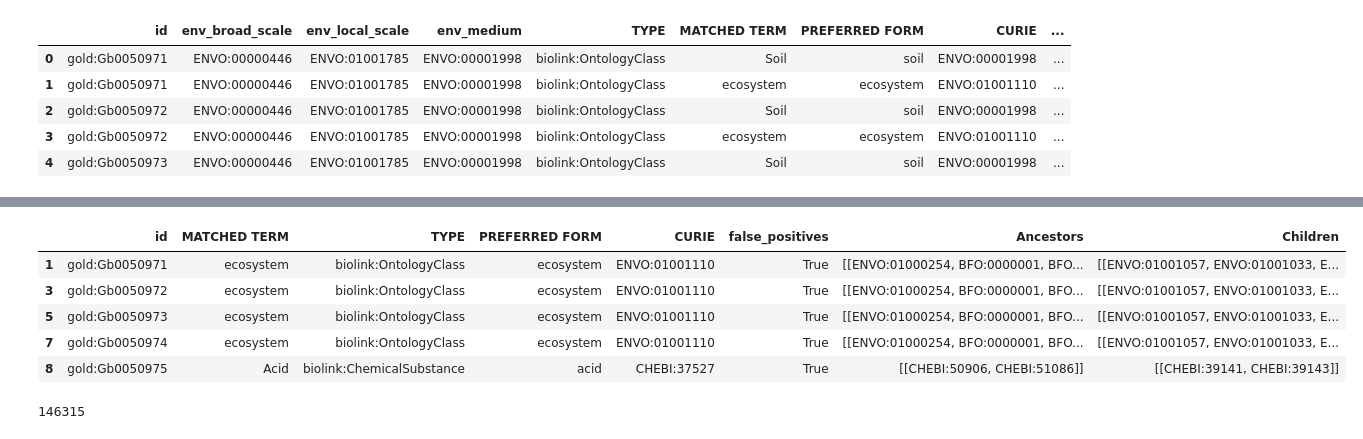
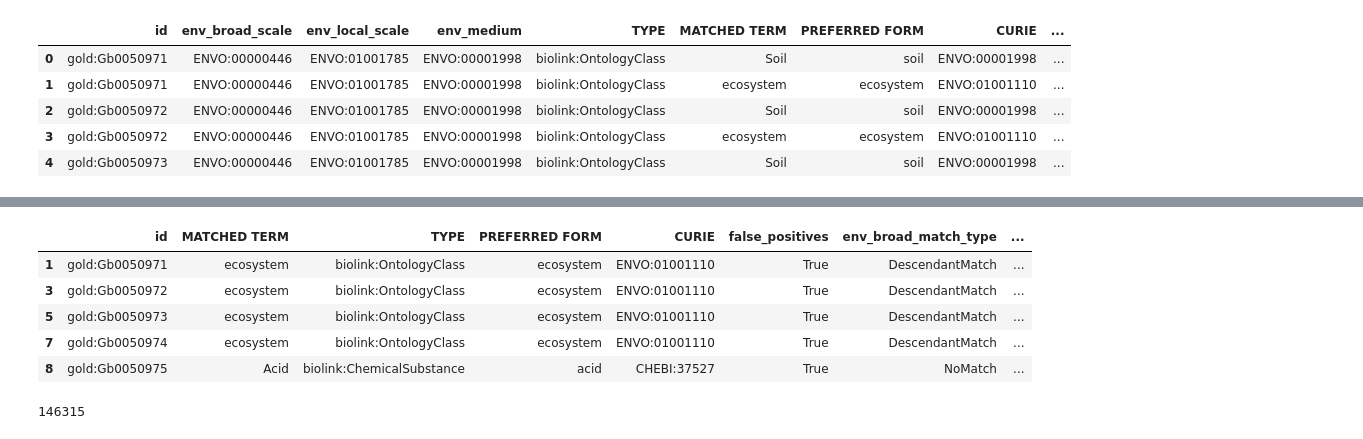
Before and after one commit to INCATools/biosample-analysis, a Jupyter notebook: src/notebooks/Gold database Analysis.ipynb, the cells around one changed output, grey strips where cells are left out. Saved outputs shown, nothing was run; the diff lists cells and outputs as text; code cells hidden in the pictures.

Commit message:
notebook updated with new data features
1. Labels of the triples
2. Ancestors and Descendants.
3. Match types for the triples

```diff
--- a/src/notebooks/Gold database Analysis.ipynb
+++ b/src/notebooks/Gold database Analysis.ipynb
@@ -31,8 +31,8 @@ runnerOutput.head()
 ## Get the HPO using default method (currently OntoBee SPARQL)
 ## This may take 5-10s the first time you run it; afterwards it is cached
 ofa = OntologyFactory()
-ont = ofa.create('envo')
+ontology = ofa.create('envo')
 ## The OWL version of ENVO (used here) has many interesting relationship types;
 ## for now we just care about is-a (subClassOf between named classes)
-ont = ont.subontology(relations='subClassOf')
+ont = ontology.subontology(relations=['subClassOf', 'PART_OF'])
 # %% [output]
@@ -71,7 +71,7 @@ uniquePreferredTermsDF.head()
 # %%
 %%time
 uniquePreferredTermsDF['Ancestors'] = uniquePreferredTermsDF.apply(lambda x: getAncestors(x['PREFERRED FORM']), axis=1)
-uniquePreferredTermsDF['Children'] = uniquePreferredTermsDF.apply(lambda x: getChildren(x['PREFERRED FORM']), axis=1)
+uniquePreferredTermsDF['Descendants'] = uniquePreferredTermsDF.apply(lambda x: getDescendants(x['PREFERRED FORM']), axis=1)
 print(len(uniquePreferredTermsDF))
 uniquePreferredTermsDF.head()
 # %% [output]
@@ -210,0 +218,35 @@ newDf.head()
+# %%
+def checkParentAndDescendant(row, idx):
+    #x.env_broad_scale in x.Ancestors[idx]
+    if idx == 0:
+        if row.env_broad_matched == True:
+            return 'ExactMatch'
+        else:
+            ancestor = row.env_broad_scale in row.Ancestors[0]
+            descendant = row.env_broad_scale in row.Descendants[0]
+    elif idx == 1:
+        if row.env_local_matched == True:
+            return 'ExactMatch'
+        else:
+            ancestor = row.env_local_scale in row.Ancestors[0]
+            descendant = row.env_local_scale in row.Descendants[0]
+    elif idx == 2:
+        if row.env_medium_matched == True:
+            return 'ExactMatch'
+        else:
+            ancestor = row.env_medium in row.Ancestors[0]
+            descendant = row.env_medium in row.Descendants[0]
+
+    if ancestor:
+        return 'AncestorMatch'
+    elif descendant:
+        return 'DescendantMatch'
+    else:
+        return 'NoMatch'
+# %%
+%%time
+newDf.loc[:,'env_broad_match_type'] = newDf.apply(lambda x:checkParentAndDescendant(x,0) , axis=1)
+newDf.loc[:,'env_local_match_type'] = newDf.apply(lambda x:checkParentAndDescendant(x,1) , axis=1)
+newDf.loc[:,'env_medium_match_type'] = newDf.apply(lambda x:checkParentAndDescendant(x,2) , axis=1)
+newDf.to_csv(outputDir+'inputOutputWithMatches.tsv', sep='\t', index=None)
+newDf.head()
@@ -255,16 +309,16 @@ consolidatedDF.head()
 # %%
 consolidatedDF.to_csv(outputDir+'AllGroupedById.tsv', sep='\t')
 # %%
-newDfSelect = newDf[['id','MATCHED TERM','TYPE', 'PREFERRED FORM', 'CURIE', 'false_positives', 'Ancestors', 'Children']]
+newDfSelect = newDf[['id','MATCHED TERM','TYPE', 'PREFERRED FORM', 'CURIE', 'false_positives', 'env_broad_match_type', 'env_local_match_type', 'env_medium_match_type', 'Ancestors', 'Descendants']]
 falsePosSubset = newDfSelect[newDfSelect['false_positives'] == True]
 falsePosSubset.head()
 # %% [output]
-|  | id | MATCHED TERM | TYPE | PREFERRED FORM | CURIE | false_positives | Ancestors | Children |
-| 1 | gold:Gb0050971 | ecosystem | biolink:OntologyClass | ecosystem | ENVO:01001110 | True | [[ENVO:01000254, BFO:0000001, BFO... | [[ENVO:01001057, ENVO:01001033, E... |
-| 3 | gold:Gb0050972 | ecosystem | biolink:OntologyClass | ecosystem | ENVO:01001110 | True | [[ENVO:01000254, BFO:0000001, BFO... | [[ENVO:01001057, ENVO:01001033, E... |
-| 5 | gold:Gb0050973 | ecosystem | biolink:OntologyClass | ecosystem | ENVO:01001110 | True | [[ENVO:01000254, BFO:0000001, BFO... | [[ENVO:01001057, ENVO:01001033, E... |
-| 7 | gold:Gb0050974 | ecosystem | biolink:OntologyClass | ecosystem | ENVO:01001110 | True | [[ENVO:01000254, BFO:0000001, BFO... | [[ENVO:01001057, ENVO:01001033, E... |
-| 8 | gold:Gb0050975 | Acid | biolink:ChemicalSubstance | acid | CHEBI:37527 | True | [[CHEBI:50906, CHEBI:51086]] | [[CHEBI:39141, CHEBI:39143]] |
+|  | id | MATCHED TERM | TYPE | PREFERRED FORM | CURIE | false_positives | env_broad_match_type | ... |
+| 1 | gold:Gb0050971 | ecosystem | biolink:OntologyClass | ecosystem | ENVO:01001110 | True | DescendantMatch | ... |
+| 3 | gold:Gb0050972 | ecosystem | biolink:OntologyClass | ecosystem | ENVO:01001110 | True | DescendantMatch | ... |
+| 5 | gold:Gb0050973 | ecosystem | biolink:OntologyClass | ecosystem | ENVO:01001110 | True | DescendantMatch | ... |
+| 7 | gold:Gb0050974 | ecosystem | biolink:OntologyClass | ecosystem | ENVO:01001110 | True | DescendantMatch | ... |
+| 8 | gold:Gb0050975 | Acid | biolink:ChemicalSubstance | acid | CHEBI:37527 | True | NoMatch | ... |
 # %%
 len(falsePosSubset)
 # %% [output]
```
Also changed, not shown: parts of 11 cells of this notebook.
